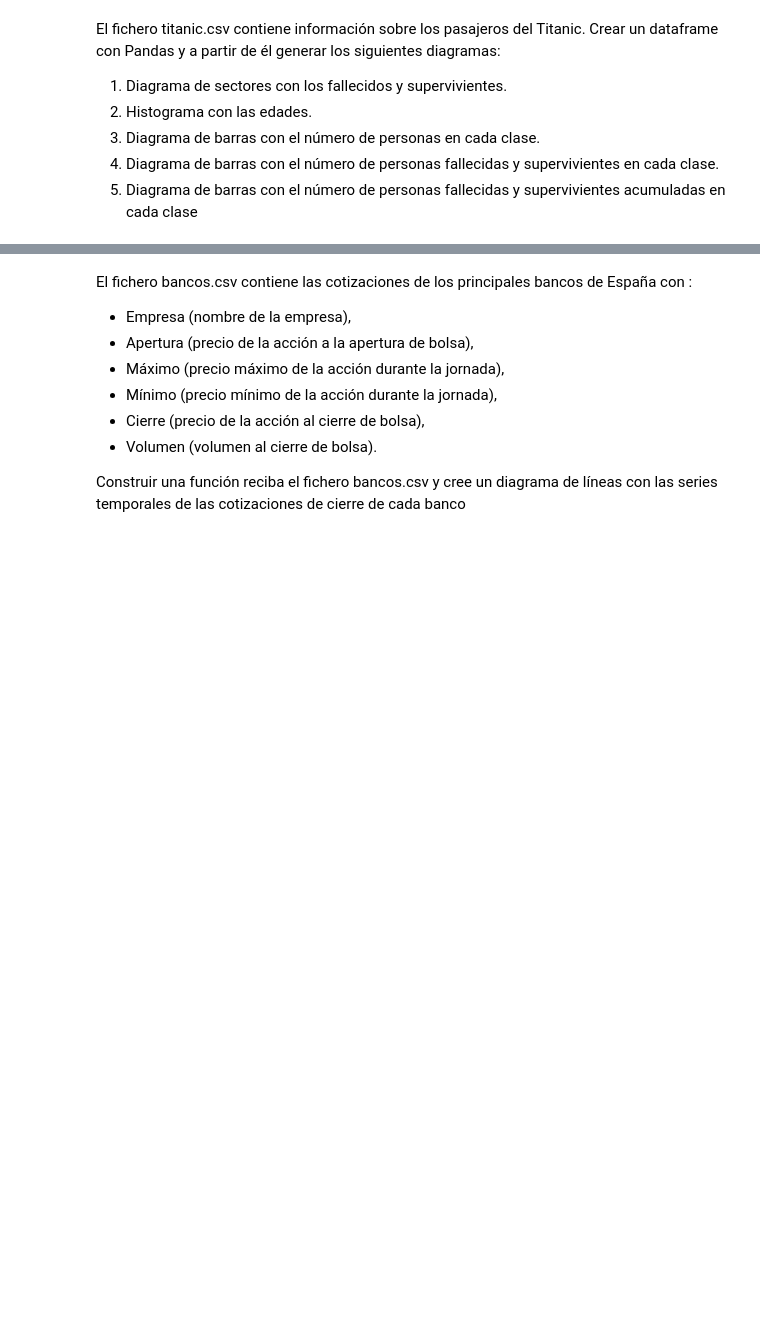
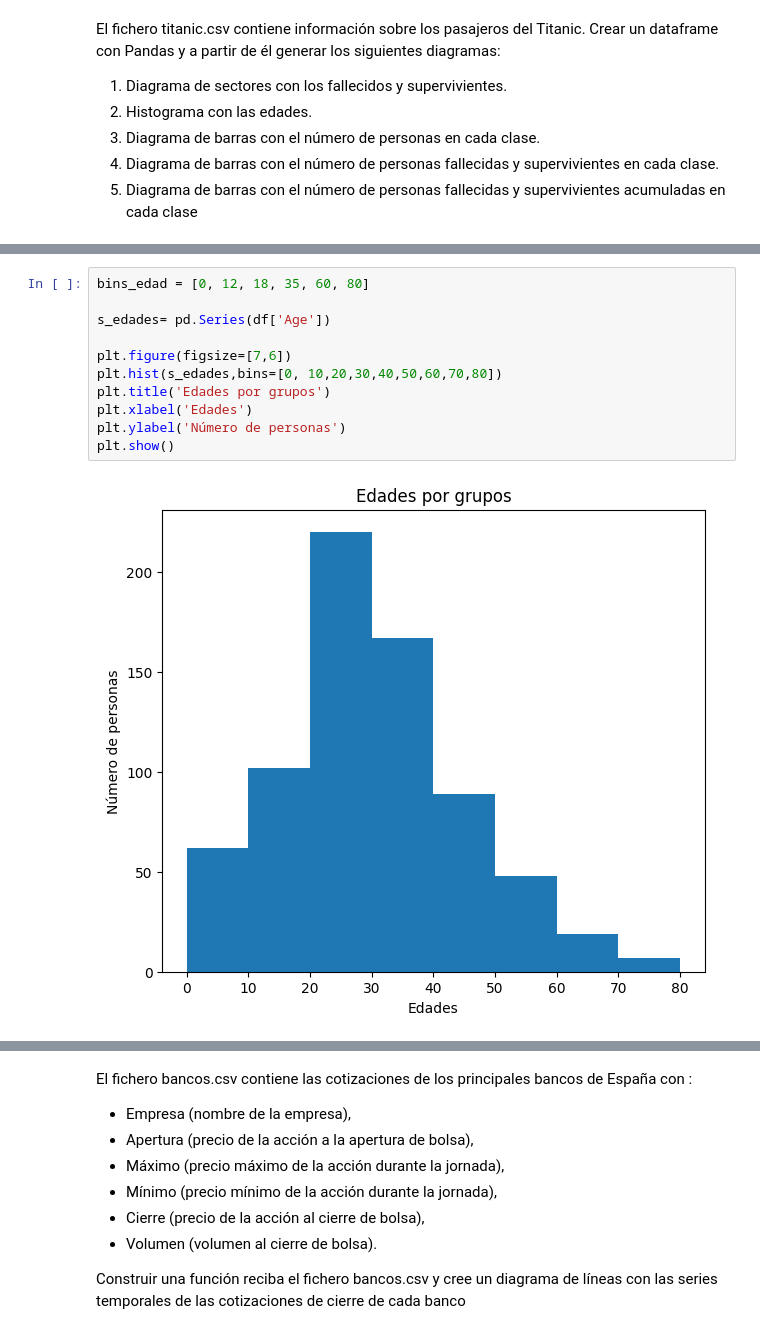
Before and after one commit to Alberto-1985/CEDAPY_25_26, a Jupyter notebook: ANALISIS_DATOS_PYTHON/NOTEBOOKS/EJERCICIOS/5101_EJERCICIO-5_Gráficos_Matplotlib.ipynb, the cells around one changed output, grey strips where cells are left out. Cells and saved outputs as stored; diff of their text form; blank space fills up the shorter version.

Commit message:
Actualización personal

```diff
--- a/ANALISIS_DATOS_PYTHON/NOTEBOOKS/EJERCICIOS/5101_EJERCICIO-5_Gráficos_Matplotlib.ipynb
+++ b/ANALISIS_DATOS_PYTHON/NOTEBOOKS/EJERCICIOS/5101_EJERCICIO-5_Gráficos_Matplotlib.ipynb
@@ -22,0 +47,13 @@ dtype: int64
+# %%
+bins_edad = [0, 12, 18, 35, 60, 80]
+
+s_edades= pd.Series(df['Age'])
+
+plt.figure(figsize=[7,6])
+plt.hist(s_edades,bins=[0, 10,20,30,40,50,60,70,80])
+plt.title('Edades por grupos')
+plt.xlabel('Edades')
+plt.ylabel('Número de personas')
+plt.show()
+# %% [output]
+[figure, added]
```
Also changed, not shown: parts of 5 cells of this notebook, 2 other files.
